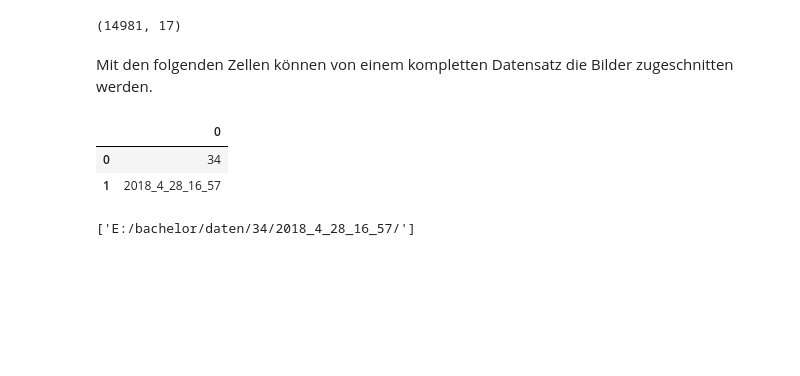
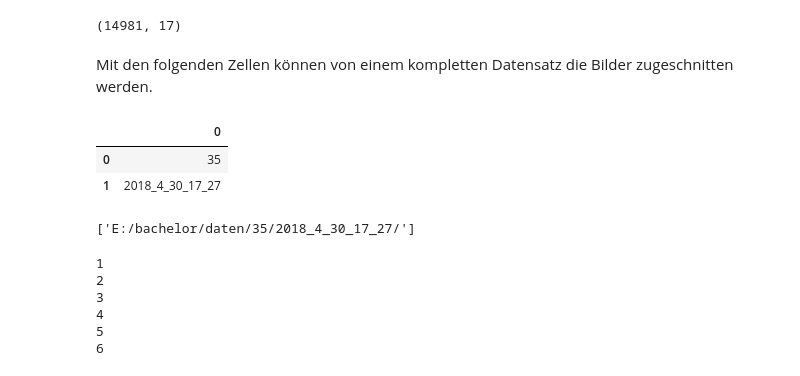
Before and after one commit to SandGreif/FahrradwegeKlassifizierung, a Jupyter notebook: datenanalyse/featuresJoin.ipynb, the cells around one changed output. Cells and saved outputs as stored; diff of their text form; code cells hidden in the pictures; blank space fills up the shorter version.

```diff
--- a/datenanalyse/featuresJoin.ipynb
+++ b/datenanalyse/featuresJoin.ipynb
@@ -60,28 +60,36 @@ result.shape
 Mit den folgenden Zellen können von einem kompletten Datensatz die Bilder zugeschnitten werden.
 # %%
 # Hier können die Datensätze ausgewählt werden mit den entsprechenden Ordner Namen
-datasets = pandas.DataFrame([['34'],['2018_4_28_16_57']])
+datasets = pandas.DataFrame([['35'],['2018_4_30_17_27']])
 # Die Pfade zu den Ordnern in welchem sich die Merkmale befinden
 paths = []
 datasets
 # %% [output]
 |  | 0 |
-| 0 | 34 |
-| 1 | 2018_4_28_16_57 |
+| 0 | 35 |
+| 1 | 2018_4_30_17_27 |
 # %%
 for date, dataset in datasets.iteritems(): # Für jeden Datensatz merke Pfad
     paths.append("E:/bachelor/daten/" + dataset.iloc[0] + "/" + dataset.iloc[1] + "/")
 # %%
 paths
 # %% [output]
-['E:/bachelor/daten/34/2018_4_28_16_57/']
+['E:/bachelor/daten/35/2018_4_30_17_27/']
 # %%
 featuresDF = []
 for path in paths: # Für jeden Pfad hole die Namen der Ordner
     folders = os.listdir(path)
     for folder in folders: # Aus der Liste der Ordner wird ein Ordner ausgewählt
+        print(folder)
         if re.match('[0-9]', folder) is not None:
             filesPath = path + folder + "/merkmaleRoh.csv"
             featuresDF.append(pandas.read_csv(filepath_or_buffer=filesPath))
 # Anschließend nachdem alle Merkmal Dateien in der Liste stehen muss Zeile 4 & 5 ausgeführt werden,
 # um die Dateien zu konkatenieren
+# %% [output]
+1
+2
+3
+4
+5
+6
```
Also changed, not shown: parts of 1 cell of this notebook, 2 other files.
